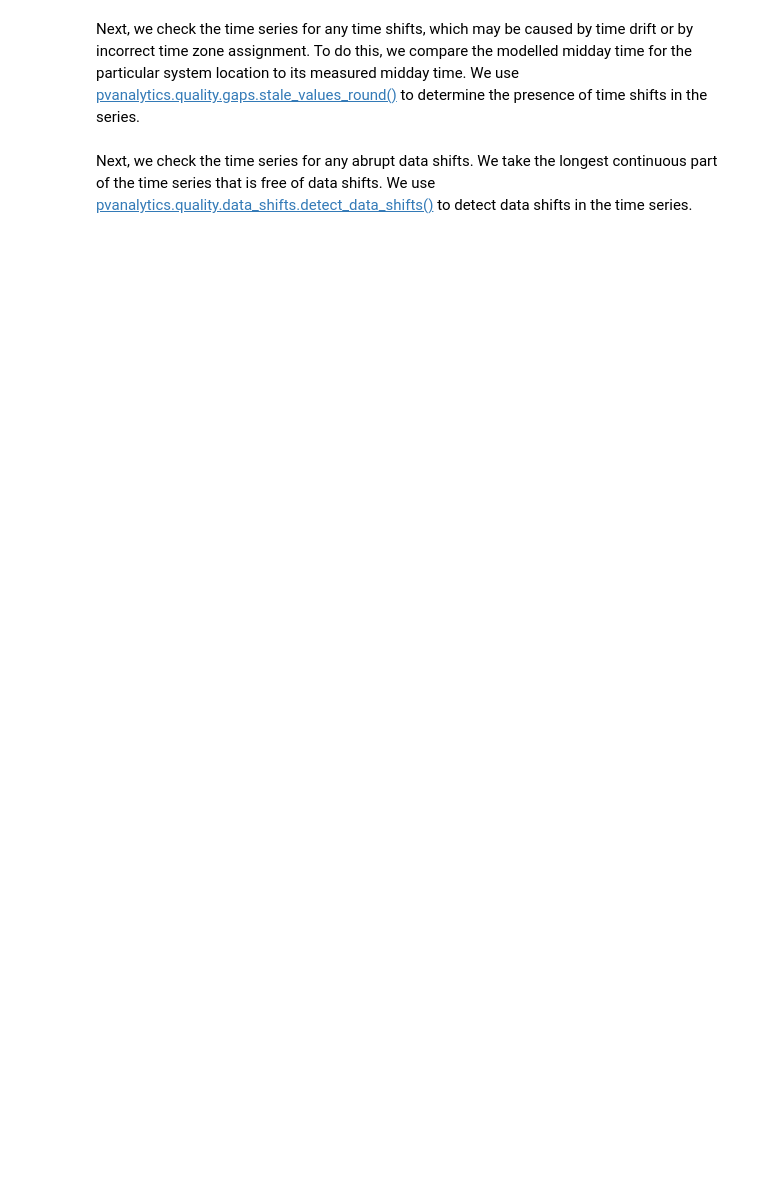
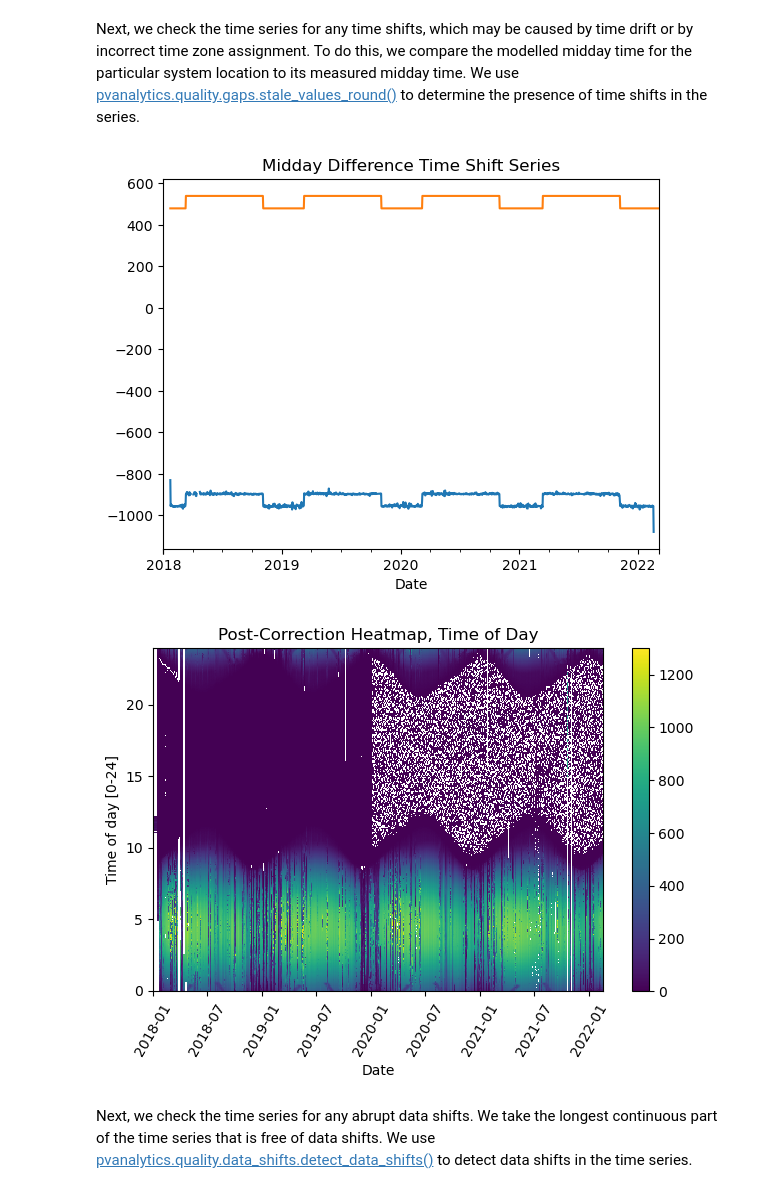
Before and after one commit to qnguyen345/pvdaq_access, a Jupyter notebook: tutorials/tutorials/1 - Downloading Data, and doing a Quality Assessment.ipynb, the cells around one changed output. Saved outputs shown, nothing was run; the diff lists cells and outputs as text; code cells hidden in the pictures; blank space fills up the shorter version.

```diff
--- a/tutorials/tutorials/1 - Downloading Data, and doing a Quality Assessment.ipynb
+++ b/tutorials/tutorials/1 - Downloading Data, and doing a Quality Assessment.ipynb
@@ -702,9 +668,10 @@ for idx in range(len(changepoint_amts)):
 # Correct any time shifts in the time series
 new_index = pd.Series(irradiance_time_series.index, index=irradiance_time_series.index)
 for i in time_shift_list:
-    new_index[(irradiance_time_series.index >= pd.to_datetime(i['datetime_start'])) &
-              (irradiance_time_series.index < pd.to_datetime(i['datetime_end']))] = \
-        irradiance_time_series.index + pd.Timedelta(minutes=i['time_shift'])
+    if pd.notna(i['time_shift']):
+        new_index[(irradiance_time_series.index >= pd.to_datetime(i['datetime_start'])) &
+                  (irradiance_time_series.index < pd.to_datetime(i['datetime_end']))] = \
+            irradiance_time_series.index + pd.Timedelta(minutes=i['time_shift'])
 irradiance_time_series.index = new_index
 
 # Remove duplicated indices and sort the time series (just in case)
@@ -716,33 +683,36 @@ irradiance_time_series = irradiance_time_series[~irradiance_time_series.index.du
 midday_diff_series.plot()
 time_shift_series.plot()
 plt.title("Midday Difference Time Shift Series")
 plt.xlabel("Date")
 plt.show()
 
 # Plot the heatmap of the irradiance time series
 plt.figure()
 # Get time of day from the associated datetime column
 time_of_day = pd.Series(irradiance_time_series.index.hour +
                         irradiance_time_series.index.minute/60,
                         index=irradiance_time_series.index)
 # Pivot the dataframe
 dataframe = pd.DataFrame(pd.concat([irradiance_time_series, time_of_day], axis=1))
 dataframe.columns = ["values", 'time_of_day']
 dataframe = dataframe.dropna()
 dataframe_pivoted = dataframe.pivot_table(index='time_of_day',
                                           columns=dataframe.index.date,
                                           values="values")
 plt.pcolormesh(dataframe_pivoted.columns,
                dataframe_pivoted.index,
                dataframe_pivoted,
                shading='auto')
 plt.ylabel('Time of day [0-24]')
 plt.xlabel('Date')
 plt.xticks(rotation=60)
 plt.title('Post-Correction Heatmap, Time of Day')
 plt.colorbar()
 plt.tight_layout()
 plt.show()
+# %% [output]
+[figure, added]
+[figure, added]
 # %% [markdown]
 Next, we check the time series for any abrupt data shifts. We take the longest continuous part of the time series that is free of data shifts. We use [pvanalytics.quality.data_shifts.detect_data_shifts()](https://pvanalytics--202.org.readthedocs.build/en/202/generated/pvanalytics.quality.data_shifts.detect_data_shifts.html#pvanalytics.quality.data_shifts.detect_data_shifts) to detect data shifts in the time series.
 # %%
```
Also changed, not shown: parts of 31 cells of this notebook.
